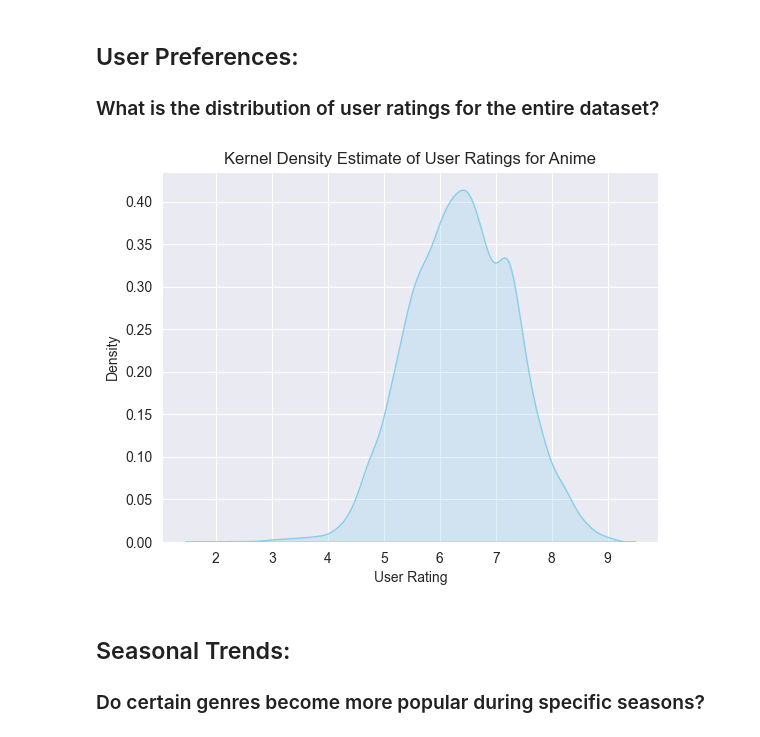
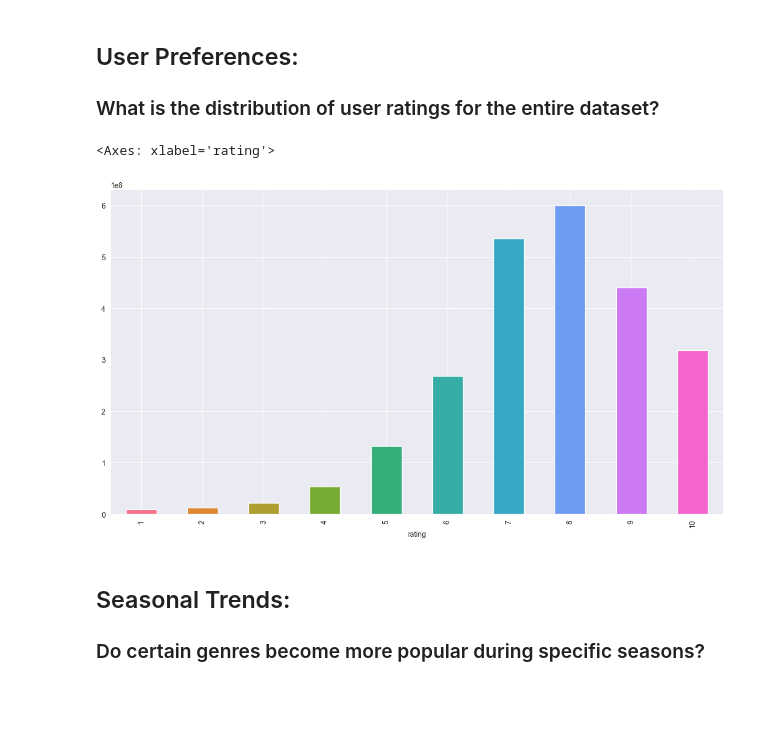
Before and after one commit to Tavo17s/anime_data_analysis, a Jupyter notebook: data_analysis.ipynb, the cells around one changed output. Saved outputs shown, nothing was run; the diff lists cells and outputs as text; code cells hidden in the pictures; blank space fills up the shorter version.

```diff
--- a/data_analysis.ipynb
+++ b/data_analysis.ipynb
@@ -210,20 +357,18 @@ Text(0.5, 1.0, 'Popular Genres by Non-binaries')
 ## User Preferences:
 ### What is the distribution of user ratings for the entire dataset?
 # %%
-anime_ratings_distribution = anime_dataset_df[['anime_id', 'Score']].copy()
+anime_ratings_distribution = user_ratings_df[['user_id', 'rating']].copy()
-# %%
-anime_ratings_distribution['Score'] = pd.to_numeric(anime_ratings_distribution['Score'], errors='coerce')
-anime_ratings_distribution.dropna(subset=['Score'], inplace=True)
-anime_ratings_distribution['Score'] = anime_ratings_distribution['Score'].astype('float64')
-anime_ratings_distribution.reset_index(drop=True, inplace=True)
+# %%
+anime_ratings_distribution= anime_ratings_distribution['rating'].value_counts().reset_index()
+# %%
+anime_ratings_distribution.sort_values(by='rating', ascending=True, inplace=True)
 # %%
-sns.kdeplot(anime_ratings_distribution['Score'], fill=True, color='skyblue')
-plt.title('Kernel Density Estimate of User Ratings for Anime')
-plt.xlabel('User Rating')
-plt.ylabel('Density')
-plt.show()
+num_bars = len(anime_ratings_distribution)
+random_colors = sns.color_palette('husl', n_colors=num_bars)
+anime_ratings_distribution.plot.bar(x='rating', y='count', color=random_colors, legend=False, figsize=(15, 8))
 # %% [output]
+<Axes: xlabel='rating'>
-[figure, old version]
+[figure, new version]
 # %% [markdown]
 ## Seasonal Trends:
 ### Do certain genres become more popular during specific seasons?
```
Also changed, not shown: parts of 69 cells of this notebook, 1 other file.
